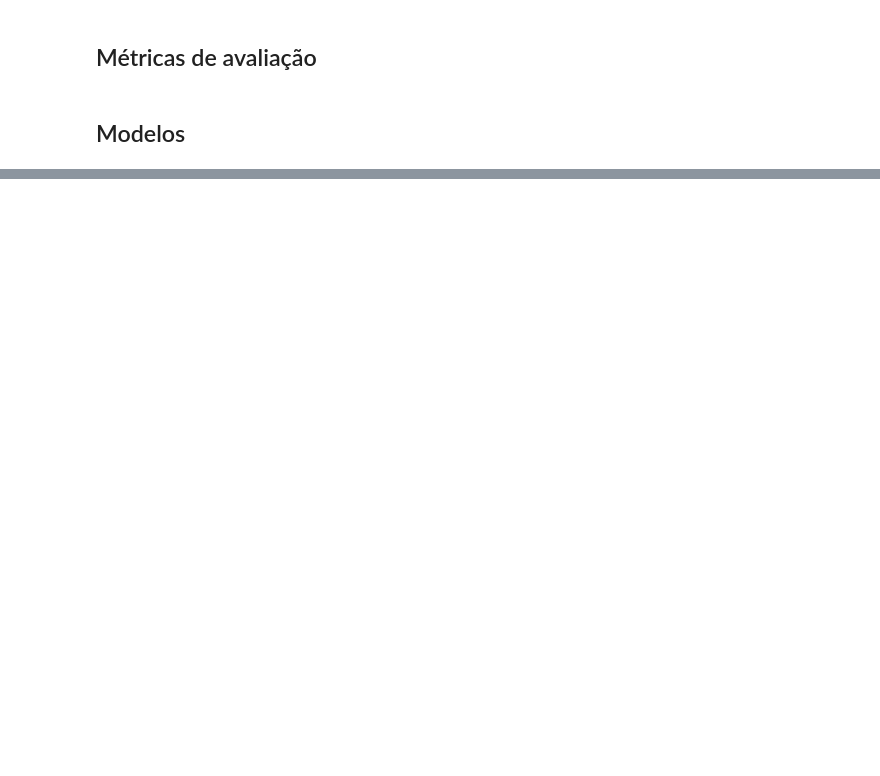
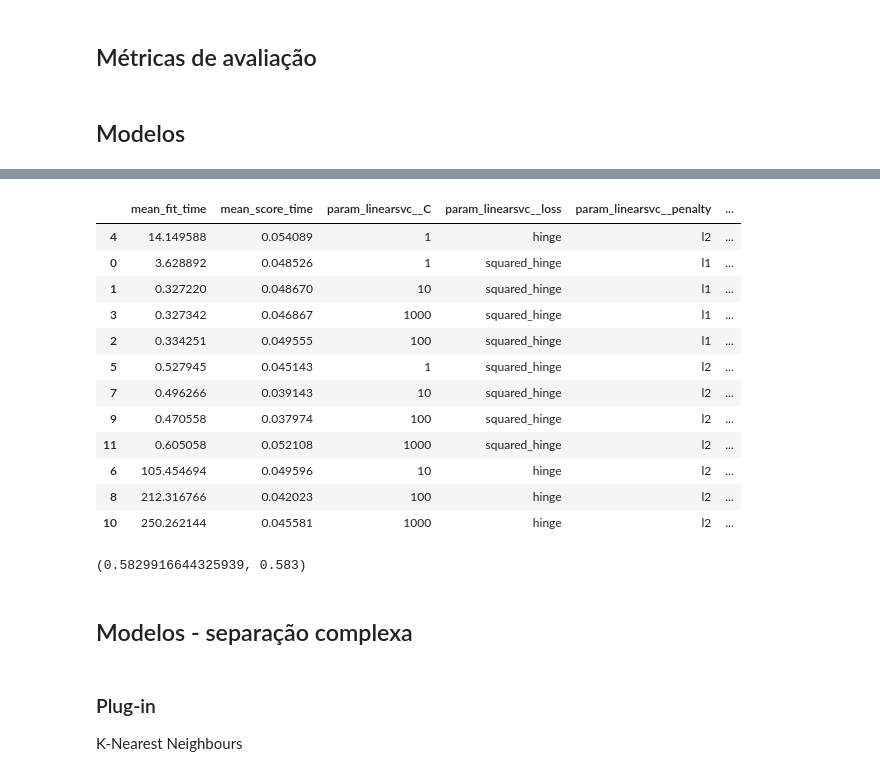
Before and after one commit to fmromeiro/mo810-kidney-waitlist, a Jupyter notebook: model.ipynb, the cells around one changed output, grey strips where cells are left out. Cells and saved outputs as stored; diff of their text form; code cells hidden in the pictures; blank space fills up the shorter version.

```diff
--- a/model.ipynb
+++ b/model.ipynb
@@ -56,4 +99,4 @@ target = 'days_waiting'
 # %%
-X, y = df_onehot.drop(columns=[target]), df_onehot[target]
+X, y, meta = df_cross_cln.drop(columns=[target, *_meta]), df_cross_cln[target], df_cross_cln[_meta]
 # %%
 from sklearn.model_selection import train_test_split
@@ -66,0 +115,5 @@ from sklearn.metrics import mean_squared_error, explained_variance_score
+# %%
+from sklearn.discriminant_analysis import QuadraticDiscriminantAnalysis
+
+qda = QuadraticDiscriminantAnalysis()
+qda.fit(X_train, y_train)
@@ -153,0 +168,28 @@ Convergence success after 6 iterations.
+# %%
+linear_grid_df = pd.DataFrame(linear_svc_grid.cv_results_)
+linear_grid_df.sort_values(['mean_test_roc_auc', 'mean_test_accuracy'], ascending=False)[['mean_fit_time', 'mean_score_time', 'param_linearsvc__C', 'param_linearsvc__loss', 'param_linearsvc__penalty', 'mean_test_roc_auc', 'std_test_roc_auc', 'mean_test_accuracy', 'std_test_accuracy']]
+# %% [output]
+|  | mean_fit_time | mean_score_time | param_linearsvc__C | param_linearsvc__loss | param_linearsvc__penalty | ... |
+| 4 | 14.149588 | 0.054089 | 1 | hinge | l2 | ... |
+| 0 | 3.628892 | 0.048526 | 1 | squared_hinge | l1 | ... |
+| 1 | 0.327220 | 0.048670 | 10 | squared_hinge | l1 | ... |
+| 3 | 0.327342 | 0.046867 | 1000 | squared_hinge | l1 | ... |
+| 2 | 0.334251 | 0.049555 | 100 | squared_hinge | l1 | ... |
+| 5 | 0.527945 | 0.045143 | 1 | squared_hinge | l2 | ... |
+| 7 | 0.496266 | 0.039143 | 10 | squared_hinge | l2 | ... |
+| 9 | 0.470558 | 0.037974 | 100 | squared_hinge | l2 | ... |
+| 11 | 0.605058 | 0.052108 | 1000 | squared_hinge | l2 | ... |
+| 6 | 105.454694 | 0.049596 | 10 | hinge | l2 | ... |
+| 8 | 212.316766 | 0.042023 | 100 | hinge | l2 | ... |
+| 10 | 250.262144 | 0.045581 | 1000 | hinge | l2 | ... |
+# %%
+y_test_linear_svc = linear_svc_grid.predict(X_test)
+(roc_auc_score(y_test, y_test_linear_svc), accuracy_score(y_test, y_test_linear_svc))
+# %% [output]
+(0.5829916644325939, 0.583)
+# %% [markdown]
+## Modelos - separação complexa
+# %% [markdown]
+### Plug-in
+
+K-Nearest Neighbours
```
Also changed, not shown: parts of 41 cells of this notebook, 1 other file.
